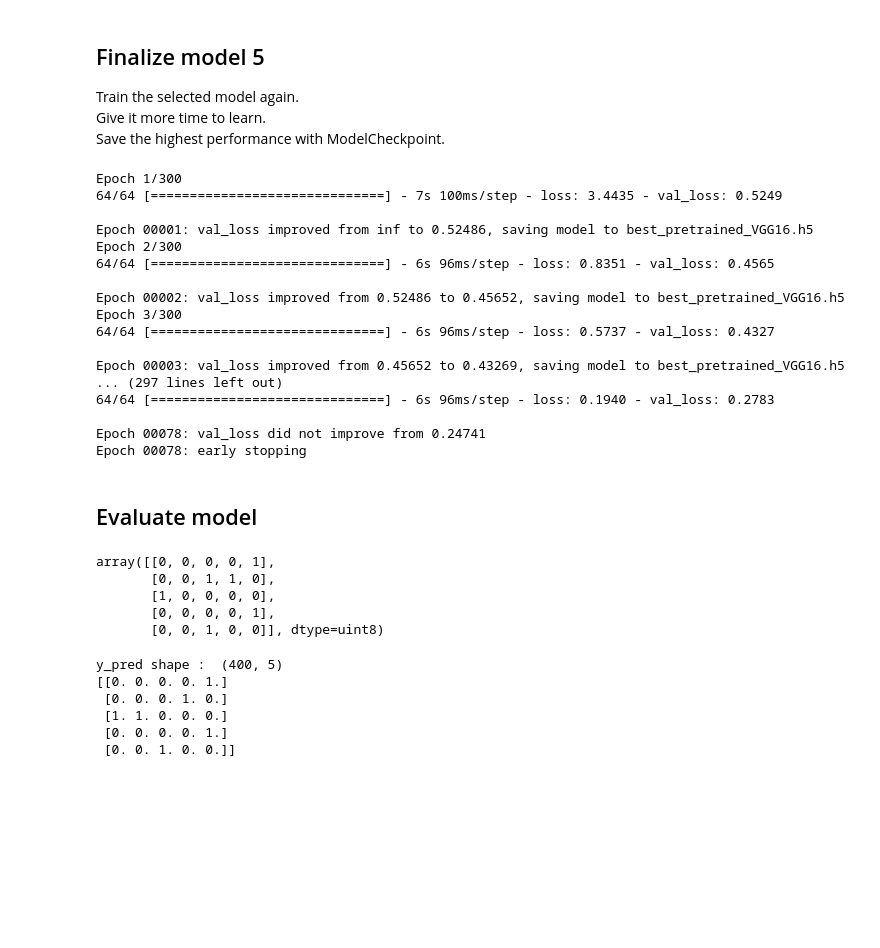
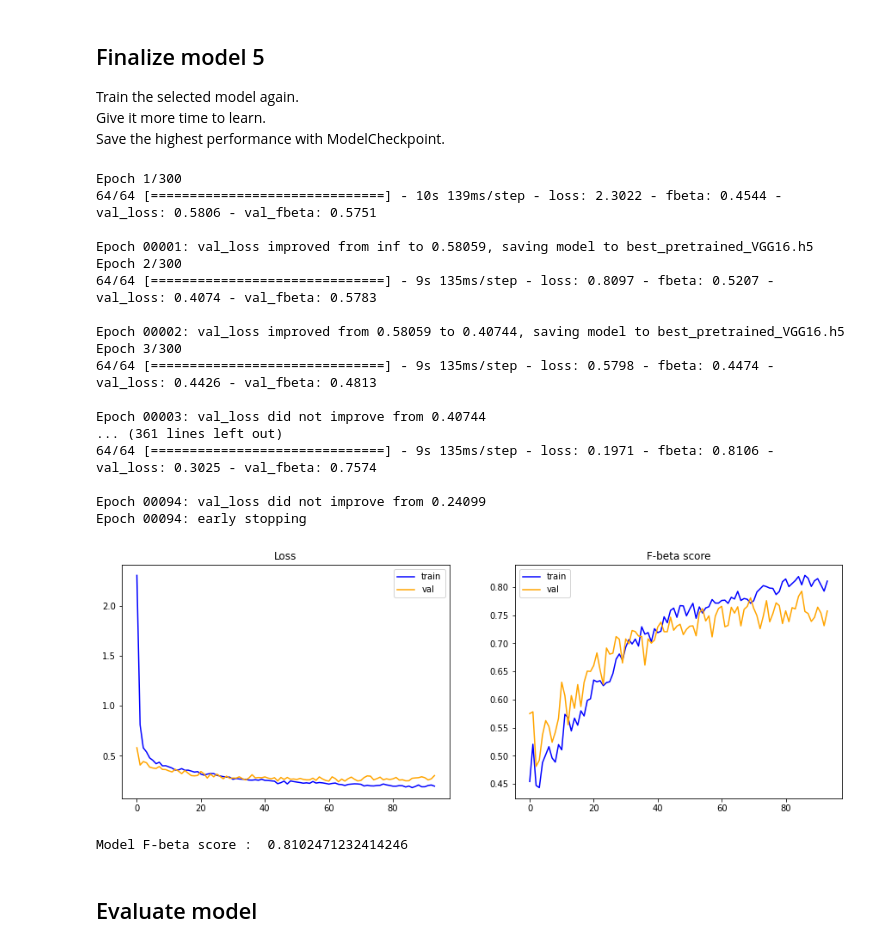
Before and after one commit to WoradeeKongthong/nature_multilabel_image_classification, a Jupyter notebook: 03_pretrained_VGG16.ipynb, the cells around one changed output. Drawn from its saved outputs; the diff is of its cells as text; code cells hidden in the pictures; blank space fills up the shorter version.

```diff
--- a/03_pretrained_VGG16.ipynb
+++ b/03_pretrained_VGG16.ipynb
@@ -620,67 +646,48 @@ class2 = Dense(100, activation='relu', kernel_initializer='he_uniform')(dropout2
 dropout3 = Dropout(0.3)(class2)
 output = Dense(5, activation='sigmoid')(dropout3)
 # define model
 model = Model(inputs=model.inputs, outputs=output)
 
 # compile model
-model.compile(optimizer='adam', loss='binary_crossentropy')
+model.compile(optimizer='adam', loss='binary_crossentropy', metrics=[fbeta])
 
 # create early stopping object
 es = EarlyStopping(monitor='val_loss', mode='min', verbose=1, patience=30)
 
 # create model checkpoint
 mc = ModelCheckpoint(model_name, monitor='val_loss', mode='min', verbose=1, save_best_only=True)
 
 # create model checkpoint to save the model
 mc = ModelCheckpoint(model_name, monitor='val_loss', mode='min', verbose=1, save_best_only=True)
 # fit model
 history = model.fit(train_iter,
                     steps_per_epoch=len(train_iter),
                     validation_data=val_iter,
                     validation_steps=len(val_iter),
                     callbacks=[es, mc],
                     epochs=300)
+final_model_perf = evaluate_model(history)
 # %% [output]
 Epoch 1/300
-64/64 [==============================] - 7s 100ms/step - loss: 3.4435 - val_loss: 0.5249
+64/64 [==============================] - 10s 139ms/step - loss: 2.3022 - fbeta: 0.4544 - val_loss: 0.5806 - val_fbeta: 0.5751
 
-Epoch 00001: val_loss improved from inf to 0.52486, saving model to best_pretrained_VGG16.h5
+Epoch 00001: val_loss improved from inf to 0.58059, saving model to best_pretrained_VGG16.h5
 Epoch 2/300
-64/64 [==============================] - 6s 96ms/step - loss: 0.8351 - val_loss: 0.4565
+64/64 [==============================] - 9s 135ms/step - loss: 0.8097 - fbeta: 0.5207 - val_loss: 0.4074 - val_fbeta: 0.5783
 
-Epoch 00002: val_loss improved from 0.52486 to 0.45652, saving model to best_pretrained_VGG16.h5
+Epoch 00002: val_loss improved from 0.58059 to 0.40744, saving model to best_pretrained_VGG16.h5
 Epoch 3/300
-64/64 [==============================] - 6s 96ms/step - loss: 0.5737 - val_loss: 0.4327
+64/64 [==============================] - 9s 135ms/step - loss: 0.5798 - fbeta: 0.4474 - val_loss: 0.4426 - val_fbeta: 0.4813
 
-Epoch 00003: val_loss improved from 0.45652 to 0.43269, saving model to best_pretrained_VGG16.h5
-... (297 lines left out)
-64/64 [==============================] - 6s 96ms/step - loss: 0.1940 - val_loss: 0.2783
+Epoch 00003: val_loss did not improve from 0.40744
+... (361 lines left out)
+64/64 [==============================] - 9s 135ms/step - loss: 0.1971 - fbeta: 0.8106 - val_loss: 0.3025 - val_fbeta: 0.7574
 
-Epoch 00078: val_loss did not improve from 0.24741
-Epoch 00078: early stopping
+Epoch 00094: val_loss did not improve from 0.24099
+Epoch 00094: early stopping
+[figure, added]
+Model F-beta score :  0.8102471232414246
 # %% [markdown]
 ## Evaluate model
-# %%
-# print y_test
-y_test[:5]
-# %% [output]
-array([[0, 0, 0, 0, 1],
-       [0, 0, 1, 1, 0],
-       [1, 0, 0, 0, 0],
-       [0, 0, 0, 0, 1],
-       [0, 0, 1, 0, 0]], dtype=uint8)
-# %%
-# get y_pred
-y_pred = model.predict(test_iter)
-y_pred = y_pred.round()
-print('y_pred shape : ', y_pred.shape)
-print(y_pred[:5])
-# %% [output]
-y_pred shape :  (400, 5)
-[[0. 0. 0. 0. 1.]
- [0. 0. 0. 1. 0.]
- [1. 1. 0. 0. 0.]
- [0. 0. 0. 0. 1.]
- [0. 0. 1. 0. 0.]]
 # %%
 # print model score
```
Also changed, not shown: parts of 18 cells of this notebook.
